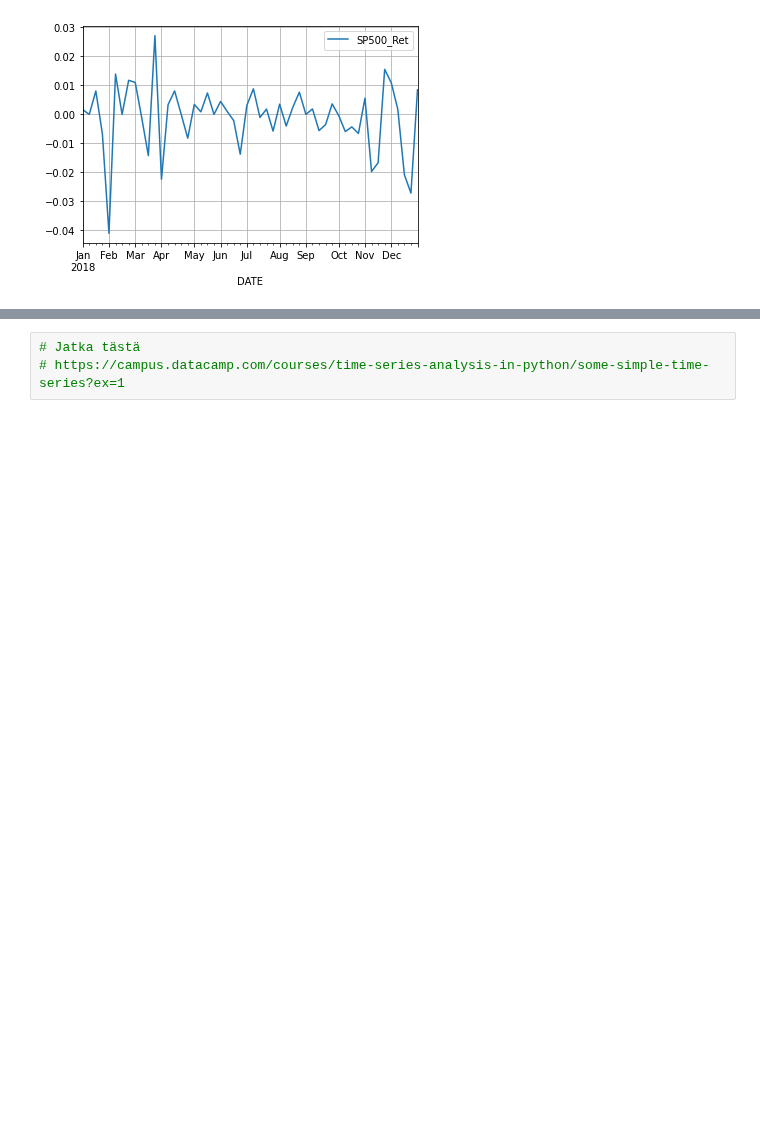
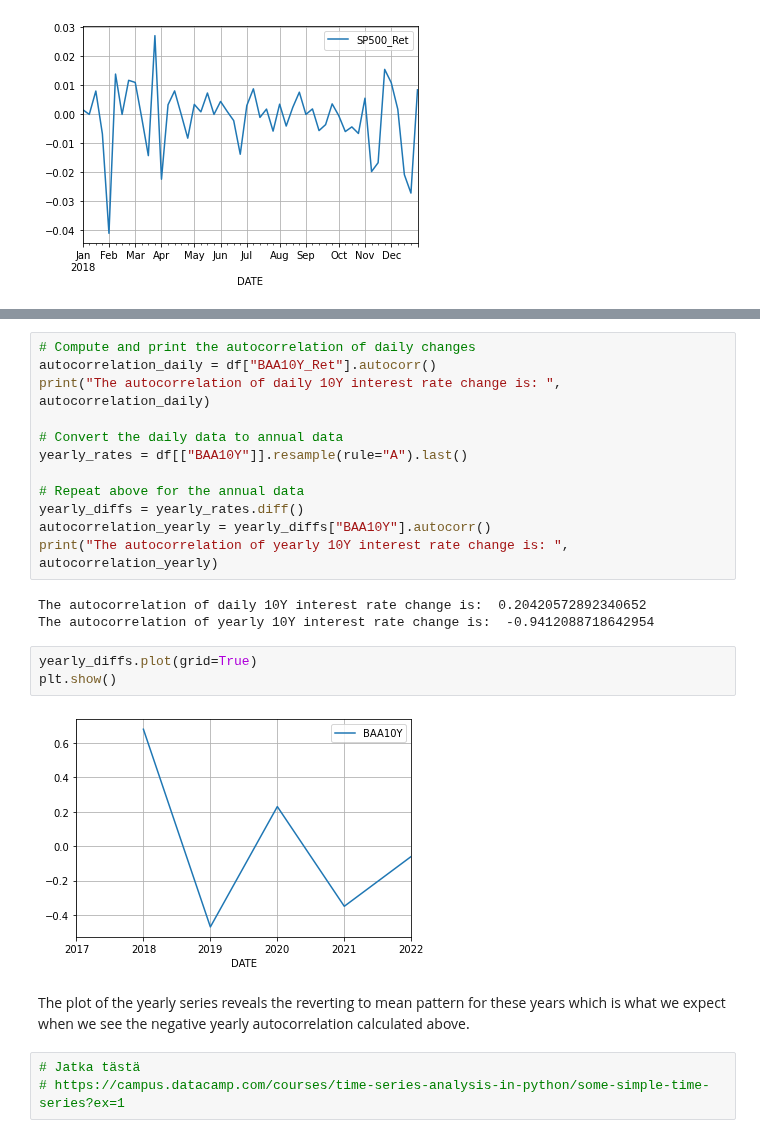
Before and after one commit to flyin01/dc, a Jupyter notebook: time_series_analysis.ipynb, the cells around one changed output, grey strips where cells are left out. Cells and saved outputs as stored; diff of their text form; blank space fills up the shorter version.

```diff
--- a/time_series_analysis.ipynb
+++ b/time_series_analysis.ipynb
@@ -481,3 +493,25 @@ plt.show()
+# %%
+# Compute and print the autocorrelation of daily changes
+autocorrelation_daily = df["BAA10Y_Ret"].autocorr()
+print("The autocorrelation of daily 10Y interest rate change is: ", autocorrelation_daily)
+
+# Convert the daily data to annual data
+yearly_rates = df[["BAA10Y"]].resample(rule="A").last()
+
+# Repeat above for the annual data
+yearly_diffs = yearly_rates.diff()
+autocorrelation_yearly = yearly_diffs["BAA10Y"].autocorr()
+print("The autocorrelation of yearly 10Y interest rate change is: ", autocorrelation_yearly)
+# %% [output]
+The autocorrelation of daily 10Y interest rate change is:  0.20420572892340652
+The autocorrelation of yearly 10Y interest rate change is:  -0.9412088718642954
+# %%
+yearly_diffs.plot(grid=True)
+plt.show()
+# %% [output]
+[figure, added]
+# %% [markdown]
+The plot of the yearly series reveals the reverting to mean pattern for these years which is what we expect when we see the negative yearly autocorrelation calculated above.
 # %%
 # Jatka tästä
 # https://campus.datacamp.com/courses/time-series-analysis-in-python/some-simple-time-series?ex=1
```
Also changed, not shown: parts of 2 cells of this notebook.
